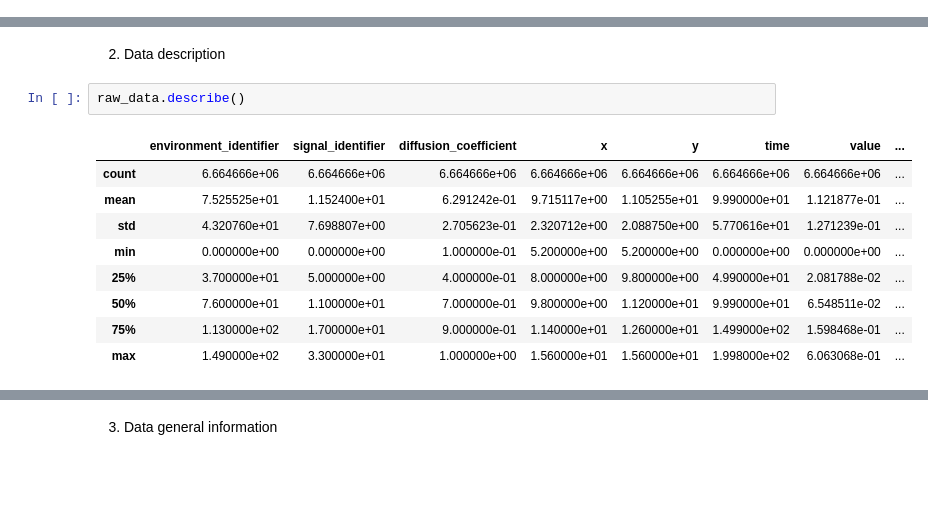
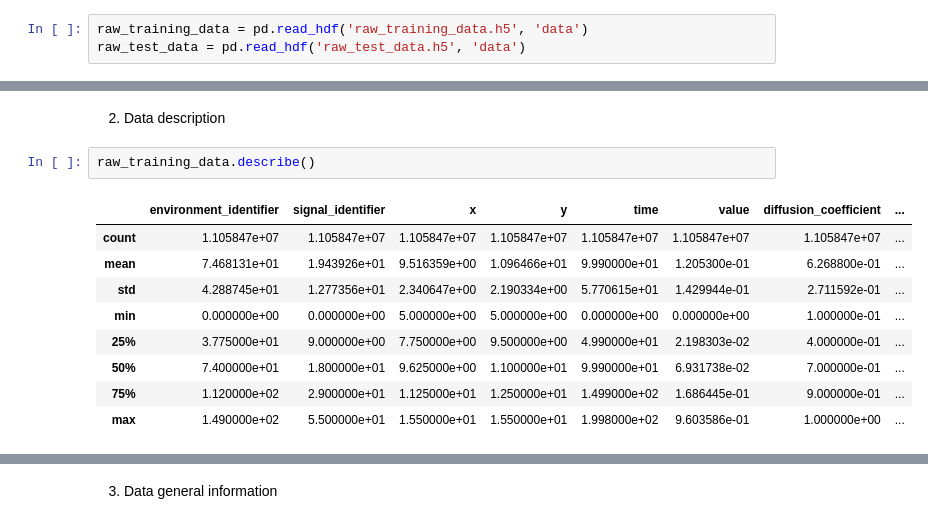
Before and after one commit to AlixANNERAUD/Odor_localization, a Jupyter notebook: Simulation/Preprocessing.ipynb, the cells around one changed output, grey strips where cells are left out. Drawn from its saved outputs; the diff is of its cells as text; blank space fills up the shorter version.

```diff
--- a/Simulation/Preprocessing.ipynb
+++ b/Simulation/Preprocessing.ipynb
@@ -18,3 +20,6 @@ raw_data = pd.read_hdf('raw_data.h5', 'raw_data')
+# %%
+raw_training_data = pd.read_hdf('raw_training_data.h5', 'data')
+raw_test_data = pd.read_hdf('raw_test_data.h5', 'data')
 # %% [markdown]
 Let's shows few caracteristics of the data:
 
@@ -31,14 +45,14 @@ raw_data.head()
 # %% [markdown]
 2. Data description
 # %%
-raw_data.describe()
+raw_training_data.describe()
 # %% [output]
-|  | environment_identifier | signal_identifier | diffusion_coefficient | x | y | time | value | ... |
-| count | 6.664666e+06 | 6.664666e+06 | 6.664666e+06 | 6.664666e+06 | 6.664666e+06 | 6.664666e+06 | 6.664666e+06 | ... |
-| mean | 7.525525e+01 | 1.152400e+01 | 6.291242e-01 | 9.715117e+00 | 1.105255e+01 | 9.990000e+01 | 1.121877e-01 | ... |
-| std | 4.320760e+01 | 7.698807e+00 | 2.705623e-01 | 2.320712e+00 | 2.088750e+00 | 5.770616e+01 | 1.271239e-01 | ... |
-| min | 0.000000e+00 | 0.000000e+00 | 1.000000e-01 | 5.200000e+00 | 5.200000e+00 | 0.000000e+00 | 0.000000e+00 | ... |
-| 25% | 3.700000e+01 | 5.000000e+00 | 4.000000e-01 | 8.000000e+00 | 9.800000e+00 | 4.990000e+01 | 2.081788e-02 | ... |
-| 50% | 7.600000e+01 | 1.100000e+01 | 7.000000e-01 | 9.800000e+00 | 1.120000e+01 | 9.990000e+01 | 6.548511e-02 | ... |
-| 75% | 1.130000e+02 | 1.700000e+01 | 9.000000e-01 | 1.140000e+01 | 1.260000e+01 | 1.499000e+02 | 1.598468e-01 | ... |
-| max | 1.490000e+02 | 3.300000e+01 | 1.000000e+00 | 1.560000e+01 | 1.560000e+01 | 1.998000e+02 | 6.063068e-01 | ... |
+|  | environment_identifier | signal_identifier | x | y | time | value | diffusion_coefficient | ... |
+| count | 1.105847e+07 | 1.105847e+07 | 1.105847e+07 | 1.105847e+07 | 1.105847e+07 | 1.105847e+07 | 1.105847e+07 | ... |
+| mean | 7.468131e+01 | 1.943926e+01 | 9.516359e+00 | 1.096466e+01 | 9.990000e+01 | 1.205300e-01 | 6.268800e-01 | ... |
+| std | 4.288745e+01 | 1.277356e+01 | 2.340647e+00 | 2.190334e+00 | 5.770615e+01 | 1.429944e-01 | 2.711592e-01 | ... |
+| min | 0.000000e+00 | 0.000000e+00 | 5.000000e+00 | 5.000000e+00 | 0.000000e+00 | 0.000000e+00 | 1.000000e-01 | ... |
+| 25% | 3.775000e+01 | 9.000000e+00 | 7.750000e+00 | 9.500000e+00 | 4.990000e+01 | 2.198303e-02 | 4.000000e-01 | ... |
+| 50% | 7.400000e+01 | 1.800000e+01 | 9.625000e+00 | 1.100000e+01 | 9.990000e+01 | 6.931738e-02 | 7.000000e-01 | ... |
+| 75% | 1.120000e+02 | 2.900000e+01 | 1.125000e+01 | 1.250000e+01 | 1.499000e+02 | 1.686445e-01 | 9.000000e-01 | ... |
+| max | 1.490000e+02 | 5.500000e+01 | 1.550000e+01 | 1.550000e+01 | 1.998000e+02 | 9.603586e-01 | 1.000000e+00 | ... |
```
Also changed, not shown: parts of 30 cells of this notebook.
